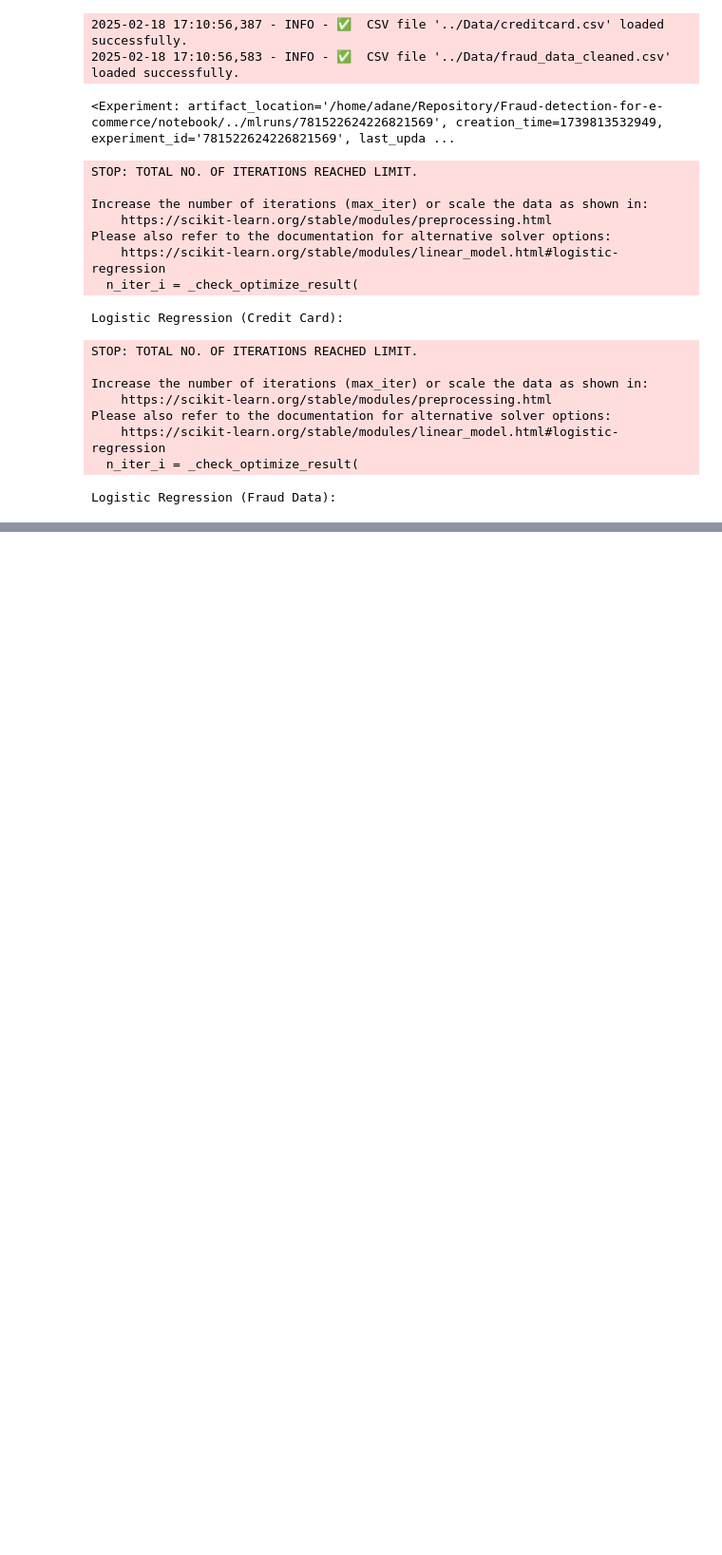
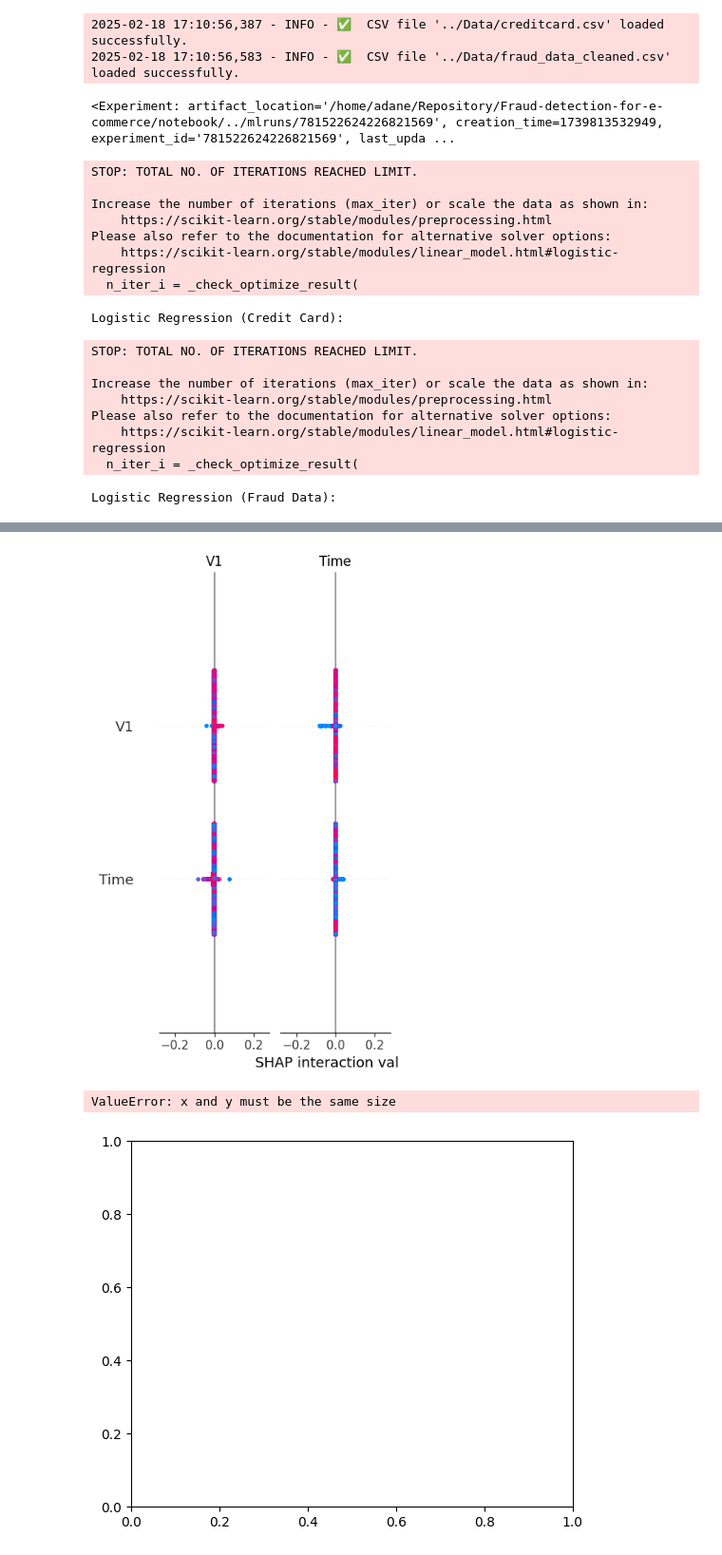
Before and after one commit to habeshaethiopia/Fraud-detection-for-e-commerce, a Jupyter notebook: notebook/Train.ipynb, the cells around one changed output, grey strips where cells are left out. Shown at 95% size. Cells and saved outputs as stored; diff of their text form; code cells hidden in the pictures; blank space fills up the shorter version.

```diff
--- a/notebook/Train.ipynb
+++ b/notebook/Train.ipynb
@@ -201,17 +205,20 @@ exp_fd.show_in_notebook(show_table=True)
 # %%
 # Create a SHAP explainer for creditcard.csv
 explainer_cc = shap.TreeExplainer(rf_cc)
 shap_values_cc = explainer_cc.shap_values(X_test_cc)
 
 # Summary plot
-shap.summary_plot(shap_values_cc[1], X_test_cc, feature_names=X_creditcard.columns)
-
+shap.summary_plot(shap_values_cc, X_test_cc, feature_names=X_creditcard.columns)
 # Force plot for a specific instance
-instance_index = 0  # Choose the index of the instance you want to inspect
-shap.force_plot(explainer_cc.expected_value[1], shap_values_cc[1][instance_index], X_test_cc.iloc[instance_index], feature_names=X_creditcard.columns)
+instance_index = 1  # Choose the index of the instance you want to inspect
+# shap.force_plot(explainer_cc.expected_value, shap_values_cc[instance_index], X_test_cc.iloc[instance_index], feature_names=X_creditcard.columns)
 
 # Dependence plot for a specific feature (e.g., 'V1')
-shap.dependence_plot('V1', shap_values_cc[1], X_test_cc, interaction_index=None)
+shap.dependence_plot('V1', shap_values_cc, X_test_cc, interaction_index=None)
+# %% [output]
+[figure, added]
+ValueError: x and y must be the same size
+[figure, added]
 # %%
 # Create a LIME explainer for creditcard.csv
 explainer_lime_cc = lime.lime_tabular.LimeTabularExplainer(
```
Also changed, not shown: parts of 3 cells of this notebook, 3 other files.
